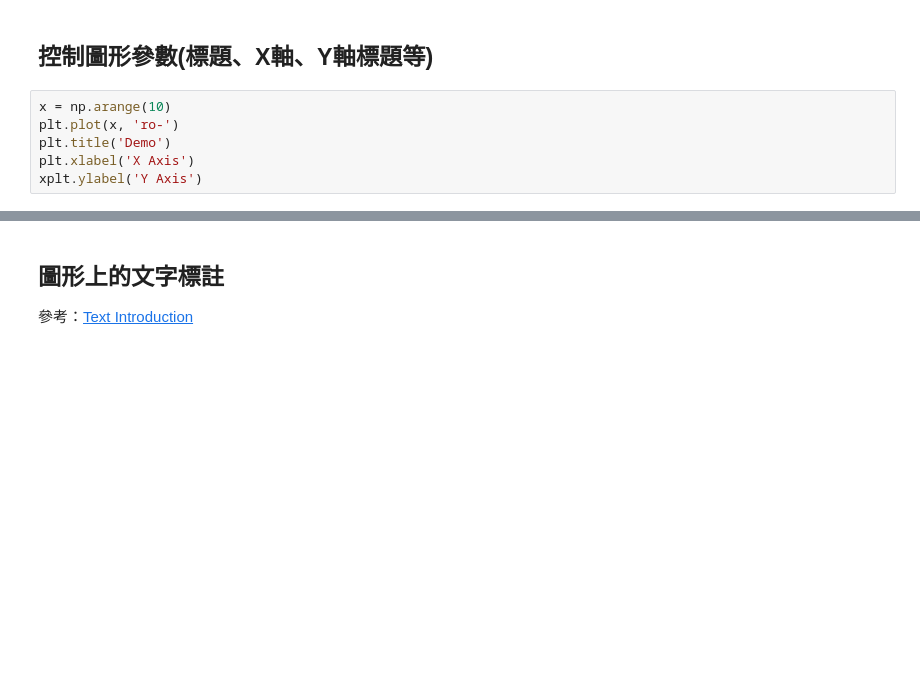
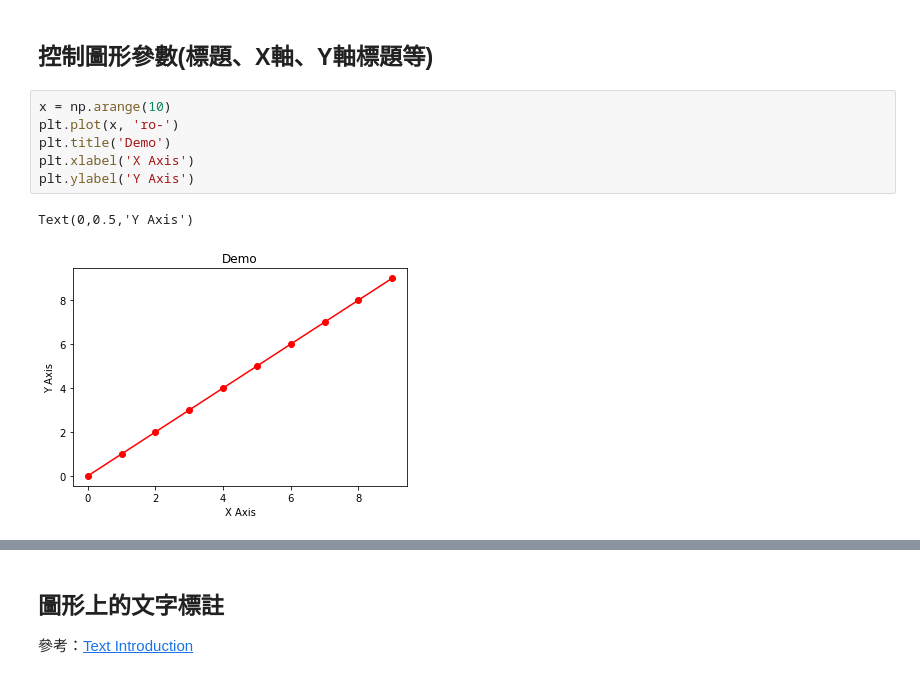
Before and after one commit to victorgau/KHPY20180820, a Jupyter notebook: 02. MatPlotLib 簡介.ipynb, the cells around one changed output, grey strips where cells are left out. Drawn from its saved outputs; the diff is of its cells as text; blank space fills up the shorter version.

```diff
--- a/02. MatPlotLib 簡介.ipynb
+++ b/02. MatPlotLib 簡介.ipynb
@@ -119,9 +158,12 @@ plt.plot(x, 'ro-')
 # %%
 x = np.arange(10)
 plt.plot(x, 'ro-')
 plt.title('Demo')
 plt.xlabel('X Axis')
-xplt.ylabel('Y Axis')
+plt.ylabel('Y Axis')
+# %% [output]
+Text(0,0.5,'Y Axis')
+[figure, added]
 # %%
 x = np.random.rand(10)
 plt.plot(x)
```
Also changed, not shown: parts of 26 cells of this notebook, 2 other files.
